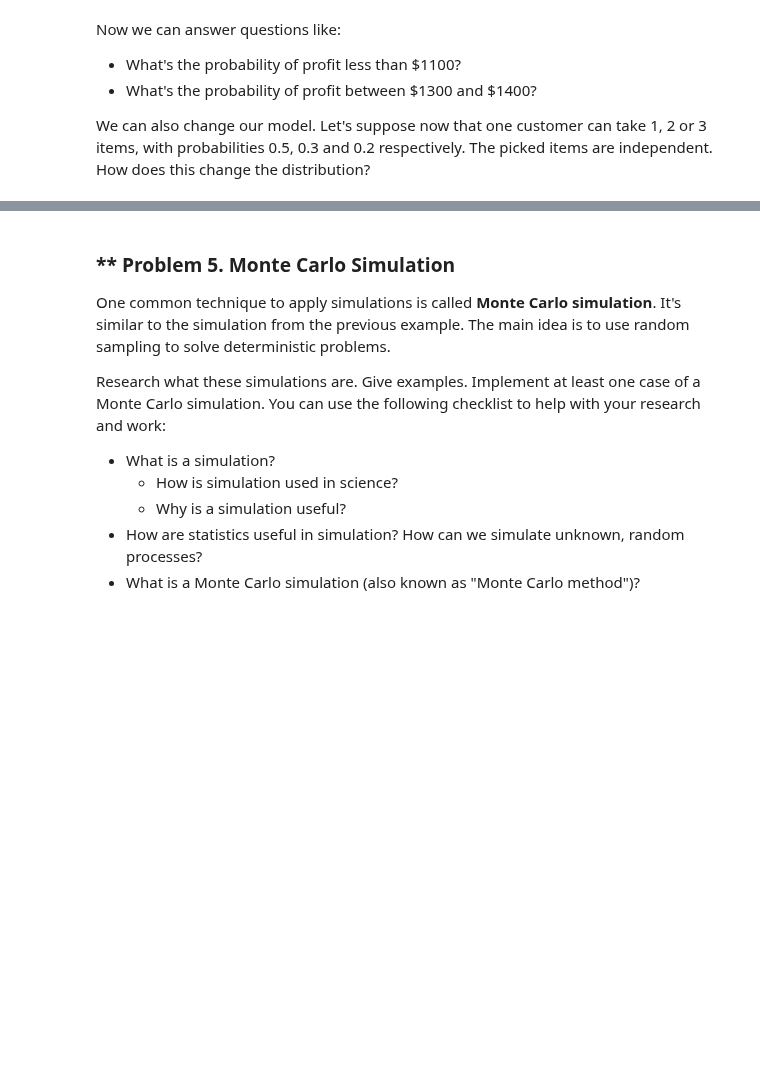
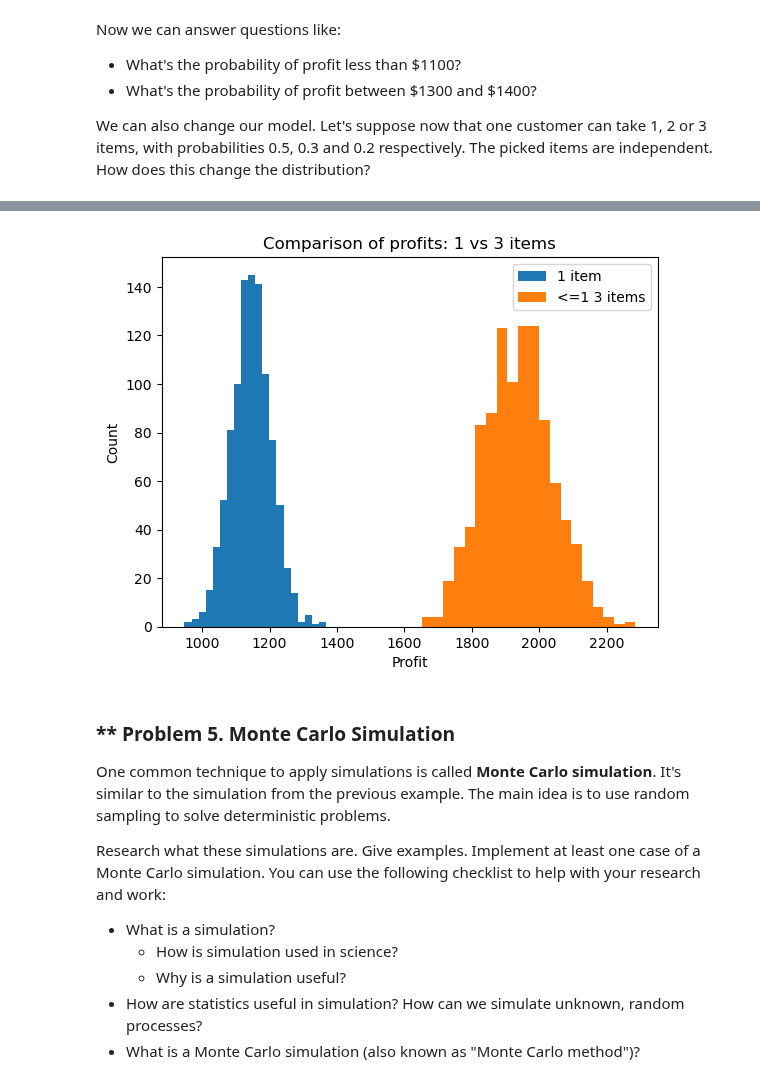
Before and after one commit to mi6oo6im/ml_math_for_devs, a Jupyter notebook: 12. Exercise Statistics/Statistics Exercise.ipynb, the cells around one changed output, grey strips where cells are left out. Drawn from its saved outputs; the diff is of its cells as text; code cells hidden in the pictures; blank space fills up the shorter version.

```diff
--- a/12. Exercise Statistics/Statistics Exercise.ipynb
+++ b/12. Exercise Statistics/Statistics Exercise.ipynb
@@ -336,10 +407,13 @@ plt.show()
 # %%
 plt.title("Comparison of profits: 1 vs 3 items")
-plt.hist(profits, bins = 20)
-plt.hist(profits_many_items, bins = 20)
+plt.hist(profits, bins = 20, label = '1 item')
+plt.hist(profits_many_items, bins = 20, label = '<=1 3 items')
+plt.legend()
 plt.xlabel("Profit")
 plt.ylabel("Count")
 plt.show()
+# %% [output]
+[figure, added]
 # %% [markdown]
 ### ** Problem 5. Monte Carlo Simulation
 One common technique to apply simulations is called **Monte Carlo simulation**. It's similar to the simulation from the previous example. The main idea is to use random sampling to solve deterministic problems.
```
Also changed, not shown: parts of 12 cells of this notebook, 2 other files.
